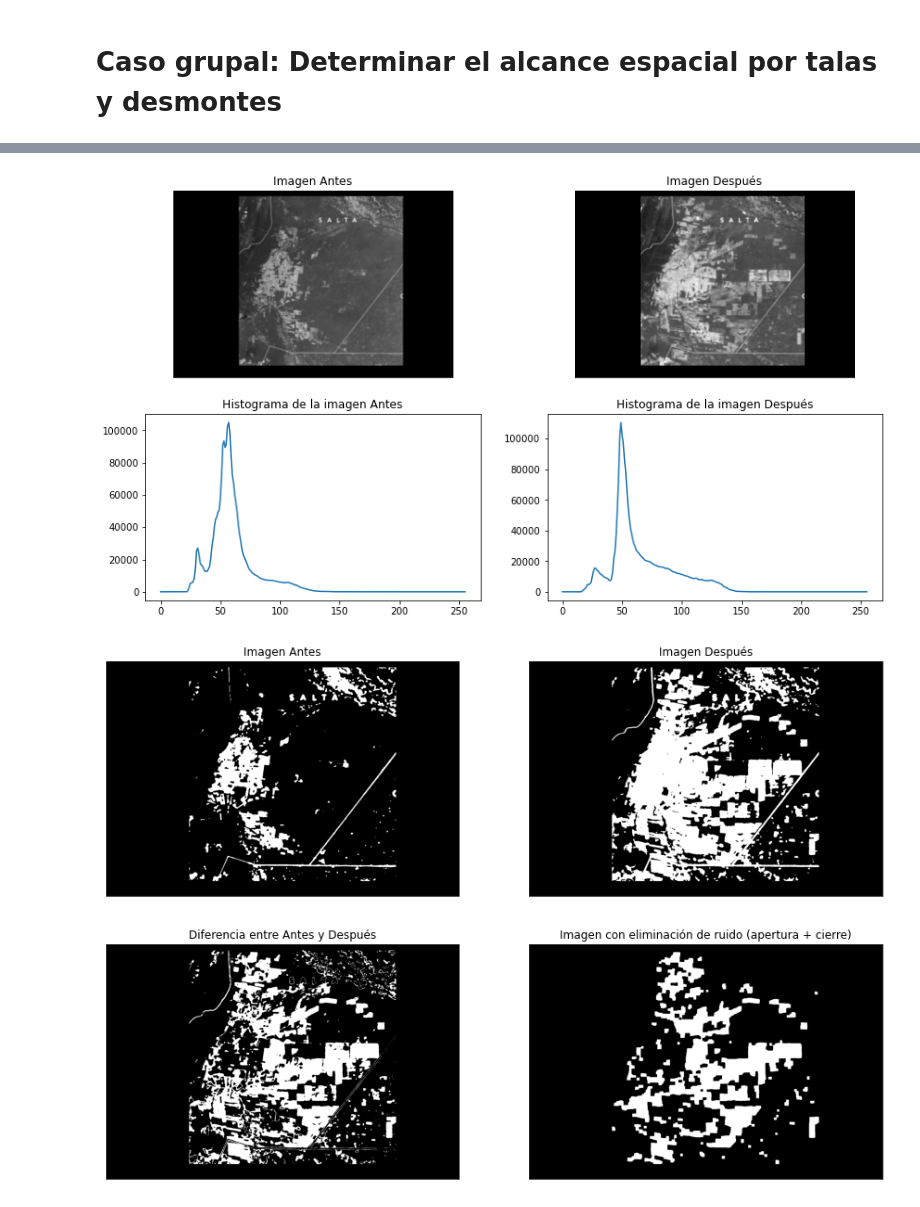
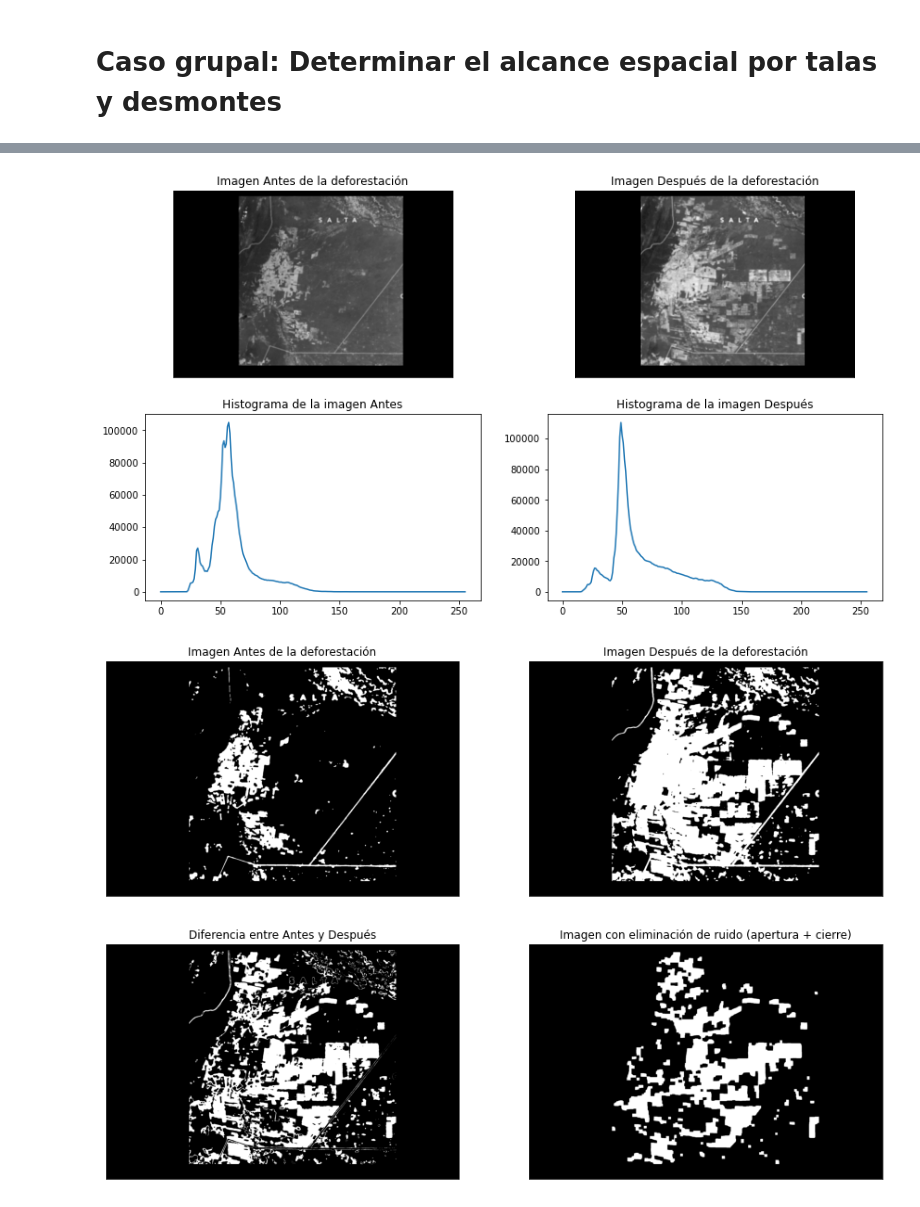
Before and after one commit to sortegamart/Percepcion-Computacional, a Jupyter notebook: mia03_grupal_Grupo_27_equipo2.ipynb, the cells around one changed output, grey strips where cells are left out. Cells and saved outputs as stored; diff of their text form; code cells hidden in the pictures.

```diff
--- a/mia03_grupal_Grupo_27_equipo2.ipynb
+++ b/mia03_grupal_Grupo_27_equipo2.ipynb
@@ -38,5 +38,6 @@ def muestra_imagenes_linea(img1, img2, titulo1, titulo2, tamaño):
 # %%
 image = carga_imagen('granchaco_2000.jpg') # imagen inicial de Gran Chaco en el año 2.000
 back = carga_imagen('granchaco_2019.jpg') # imagen posterior de Gran Chaco en el año 2019
-muestra_imagenes_linea(image, back,'Imagen Antes','Imagen Después',(15,12))
+titulo_antes = 'Imagen Antes de la deforestación' ; titulo_despues = 'Imagen Después de la deforestación'
+muestra_imagenes_linea(image, back, titulo_antes, titulo_despues,(15,12))
 # %% [output]
@@ -64,23 +65,23 @@ hist_mask_back = cv2.calcHist([back_bw],[0],mask,[256],[0,256]) # con máscara
 # Mostramos resultados
 plt.figure(figsize=(14,8))
 plt.subplot(221), plt.imshow(masked, 'gray')
-plt.title('Imagen Antes'), plt.xticks([]), plt.yticks([])
+plt.title(titulo_antes), plt.xticks([]), plt.yticks([])
 plt.subplot(222), plt.imshow(masked_back, 'gray')
-plt.title('Imagen Después'), plt.xticks([]), plt.yticks([])
+plt.title(titulo_despues), plt.xticks([]), plt.yticks([])
 plt.subplot(223), plt.plot(hist_mask)
 plt.title('Histograma de la imagen Antes')
 plt.subplot(224), plt.plot(hist_mask_back)
 plt.title('Histograma de la imagen Después')
 plt.show()
 # %% [output]
-[figure, old version]
+[figure, new version]
 # %%
 # De los histograma obtenemos los umbrales para cada imagen recortada, y lo aplicamos con threshold para binarizarlo
 ret, mascara_image = cv2.threshold(masked, 75, 255, cv2.THRESH_BINARY)
 ret, mascara_back = cv2.threshold(masked_back, 60, 255, cv2.THRESH_BINARY)
-muestra_imagenes_linea(mascara_image, mascara_back,'Imagen Antes','Imagen Después',(15,12))
+muestra_imagenes_linea(mascara_image, mascara_back, titulo_antes, titulo_despues, (15,12))
 # %% [output]
-[figure, old version]
+[figure, new version]
 # %%
 # Hacemos la diferencia entre las imágenes
 diff = cv2.absdiff(mascara_image ,mascara_back )
```
Also changed, not shown: parts of 6 cells of this notebook.
